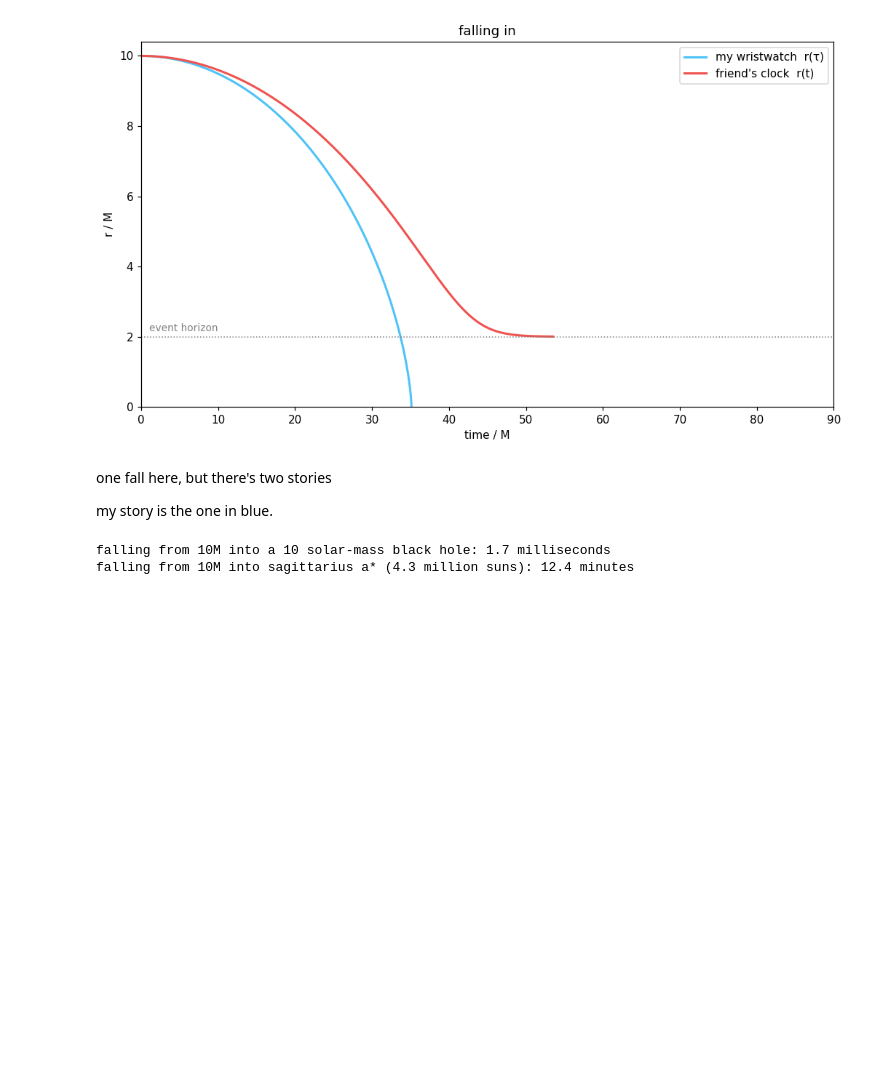
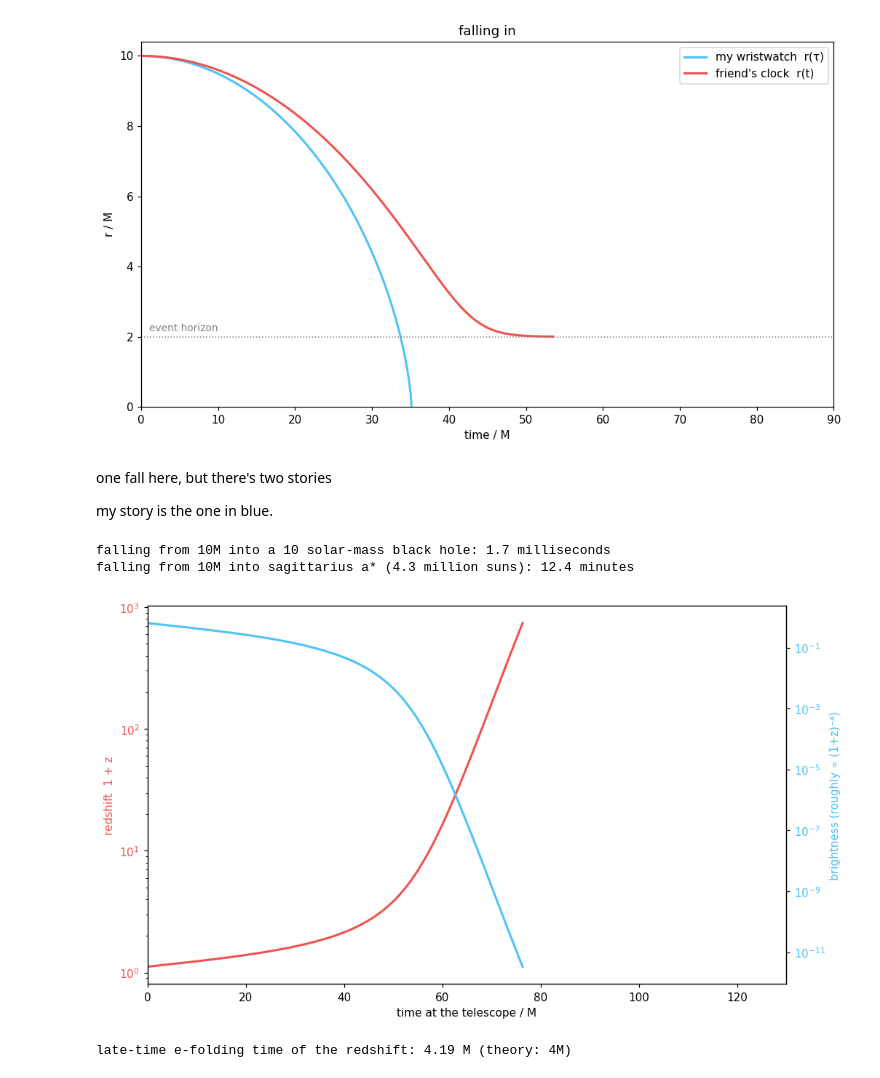
Before and after one commit to nicomii/gravity-lab, a Jupyter notebook: black-hole/chapter4-falling-into-a-bh.ipynb, the cells around one changed output. Saved outputs shown, nothing was run; the diff lists cells and outputs as text; code cells hidden in the pictures; blank space fills up the shorter version.

```diff
--- a/black-hole/chapter4-falling-into-a-bh.ipynb
+++ b/black-hole/chapter4-falling-into-a-bh.ipynb
@@ -80,3 +80,33 @@ for name, msun in [("a 10 solar-mass black hole", 10), ("sagittarius a* (4.3 mil
 # %% [output]
 falling from 10M into a 10 solar-mass black hole: 1.7 milliseconds
 falling from 10M into sagittarius a* (4.3 million suns): 12.4 minutes
+# %%
+# arrival time at a distant telescope: add the light-travel time via the tortoise coordinate
+rstar = lambda rr: rr + 2*M*np.log(rr/(2*M) - 1)
+r_o, rd_o = r[out], rdot[out]
+# 1 + z
+z1 = (E - rd_o) / (1 - 2*M/r_o)
+# telescope parked at r = 100M
+t_arrive = t_out + rstar(100.0) - rstar(r_o)
+t_arrive -= t_arrive[0]
+
+fig, ax1 = plt.subplots(figsize=(9.5, 5.5))
+ax1.semilogy(t_arrive, z1, color='#ef5350', lw=2)
+ax1.set_xlabel('time at the telescope / M')
+ax1.set_ylabel('redshift  1 + z', color='#ef5350')
+ax1.tick_params(axis='y', labelcolor='#ef5350')
+
+ax2 = ax1.twinx()
+ax2.semilogy(t_arrive, z1**-4.0, color='#4fc3f7', lw=2)
+ax2.set_ylabel('brightness (roughly ∝ (1+z)⁻⁴)', color='#4fc3f7')
+ax2.tick_params(axis='y', labelcolor='#4fc3f7')
+
+ax1.set_xlim(0, 130)
+plt.tight_layout(); plt.show()
+
+# late-time e-folding check
+m = (z1 > 30) & (z1 < 1e6)
+print(f"late-time e-folding time of the redshift: {1/np.polyfit(t_arrive[m], np.log(z1[m]), 1)[0]:.2f} M (theory: 4M)")
+# %% [output]
+[figure, added]
+late-time e-folding time of the redshift: 4.19 M (theory: 4M)
```
